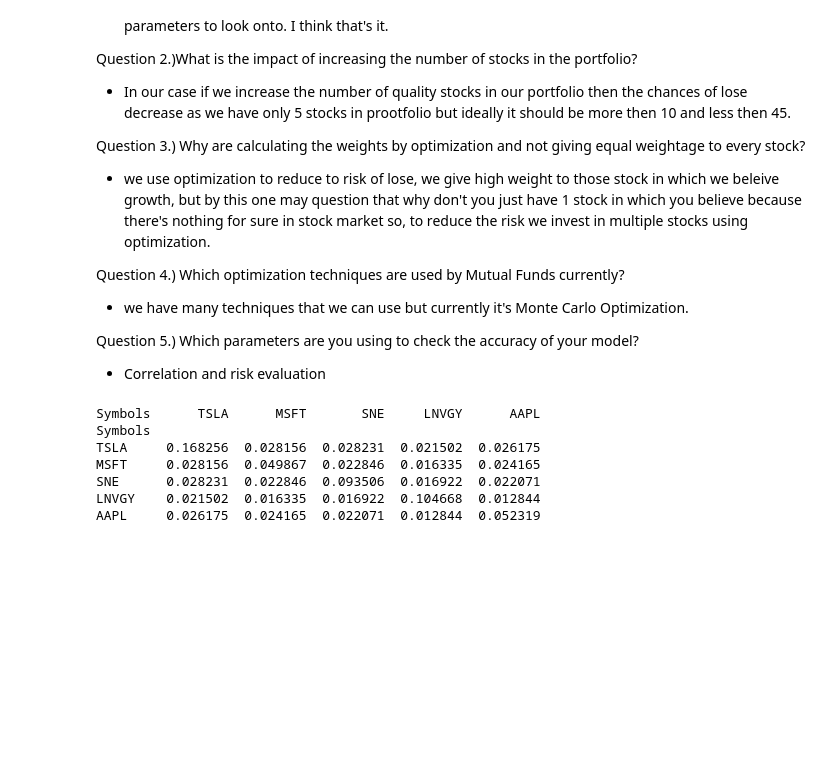
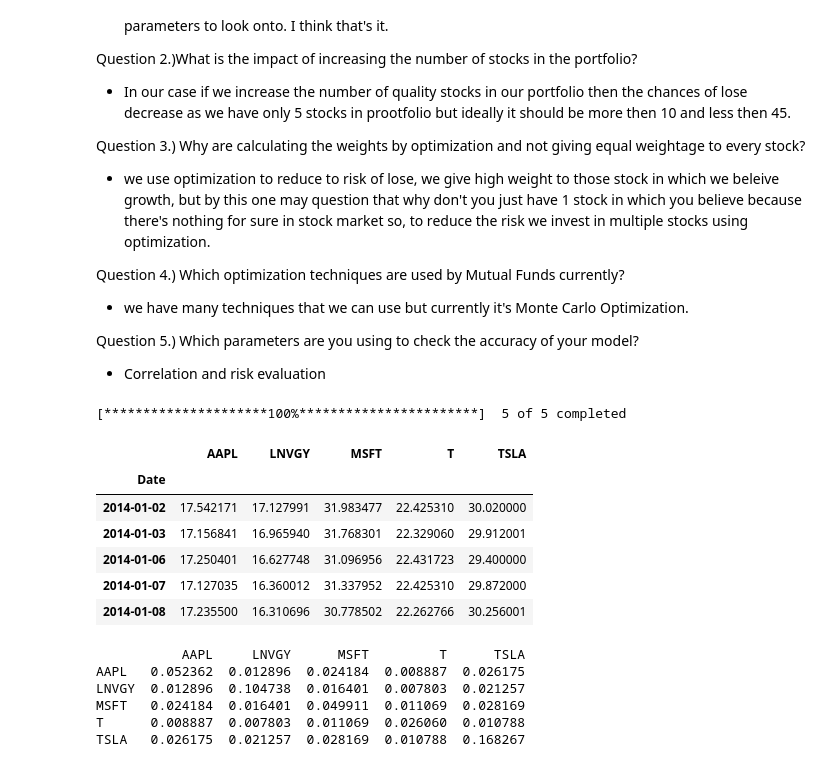
Before and after one commit to ISHANT3011/-Stock-Asset-Optimization-Project-, a Jupyter notebook: ISHANT_Quant_02.ipynb, the cells around one changed output. Drawn from its saved outputs; the diff is of its cells as text; code cells hidden in the pictures; blank space fills up the shorter version.

```diff
--- a/ISHANT_Quant_02.ipynb
+++ b/ISHANT_Quant_02.ipynb
@@ -18,25 +18,43 @@ Question 5.) Which parameters are you using to check the accuracy of your model?
 # %%
 import pandas as pd
 import numpy as np
 import matplotlib.pyplot as plt
-import pandas_datareader as web
-tick = ['TSLA', 'MSFT', 'SNE', 'LNVGY', 'AAPL']
-price_data = web.get_data_yahoo(tick,
-                           start = '2014-01-01',
-                           end = '2018-05-31')['Adj Close']
+import pandas_datareader.data as web
+#from pandas_datareader import data as pdr
+import fix_yahoo_finance
+import datetime
+import yfinance as yf
+
+start = datetime.datetime(2014,1,1)
+end = datetime.datetime(2018,5,31)
+
+tick = ['TSLA', 'MSFT', 'T', 'LNVGY', 'AAPL']
+price_data = yf.download(tick,start,end)['Adj Close']
+# price_data = web.get_data_yahoo(tick,
+#                            start,
+#                            end )['Adj Close']
+price_data.head()
+# %% [output]
+[*********************100%***********************]  5 of 5 completed
+|  | AAPL | LNVGY | MSFT | T | TSLA |
+| Date |  |  |  |  |  |
+| 2014-01-02 | 17.542171 | 17.127991 | 31.983477 | 22.425310 | 30.020000 |
+| 2014-01-03 | 17.156841 | 16.965940 | 31.768301 | 22.329060 | 29.912001 |
+| 2014-01-06 | 17.250401 | 16.627748 | 31.096956 | 22.431723 | 29.400000 |
+| 2014-01-07 | 17.127035 | 16.360012 | 31.337952 | 22.425310 | 29.872000 |
+| 2014-01-08 | 17.235500 | 16.310696 | 30.778502 | 22.262766 | 30.256001 |
 # %%
 log_ret = np.log(price_data/price_data.shift(1))
 # %%
 cov_mat = log_ret.cov() * 252
 print(cov_mat)
 # %% [output]
-Symbols      TSLA      MSFT       SNE     LNVGY      AAPL
-Symbols
-TSLA     0.168256  0.028156  0.028231  0.021502  0.026175
-MSFT     0.028156  0.049867  0.022846  0.016335  0.024165
-SNE      0.028231  0.022846  0.093506  0.016922  0.022071
-LNVGY    0.021502  0.016335  0.016922  0.104668  0.012844
-AAPL     0.026175  0.024165  0.022071  0.012844  0.052319
+           AAPL     LNVGY      MSFT         T      TSLA
+AAPL   0.052362  0.012896  0.024184  0.008887  0.026175
+LNVGY  0.012896  0.104738  0.016401  0.007803  0.021257
+MSFT   0.024184  0.016401  0.049911  0.011069  0.028169
+T      0.008887  0.007803  0.011069  0.026060  0.010788
+TSLA   0.026175  0.021257  0.028169  0.010788  0.168267
 # %%
 # Simulating 5000 portfolios
 num_port = 5000
```
Also changed, not shown: parts of 7 cells of this notebook.
